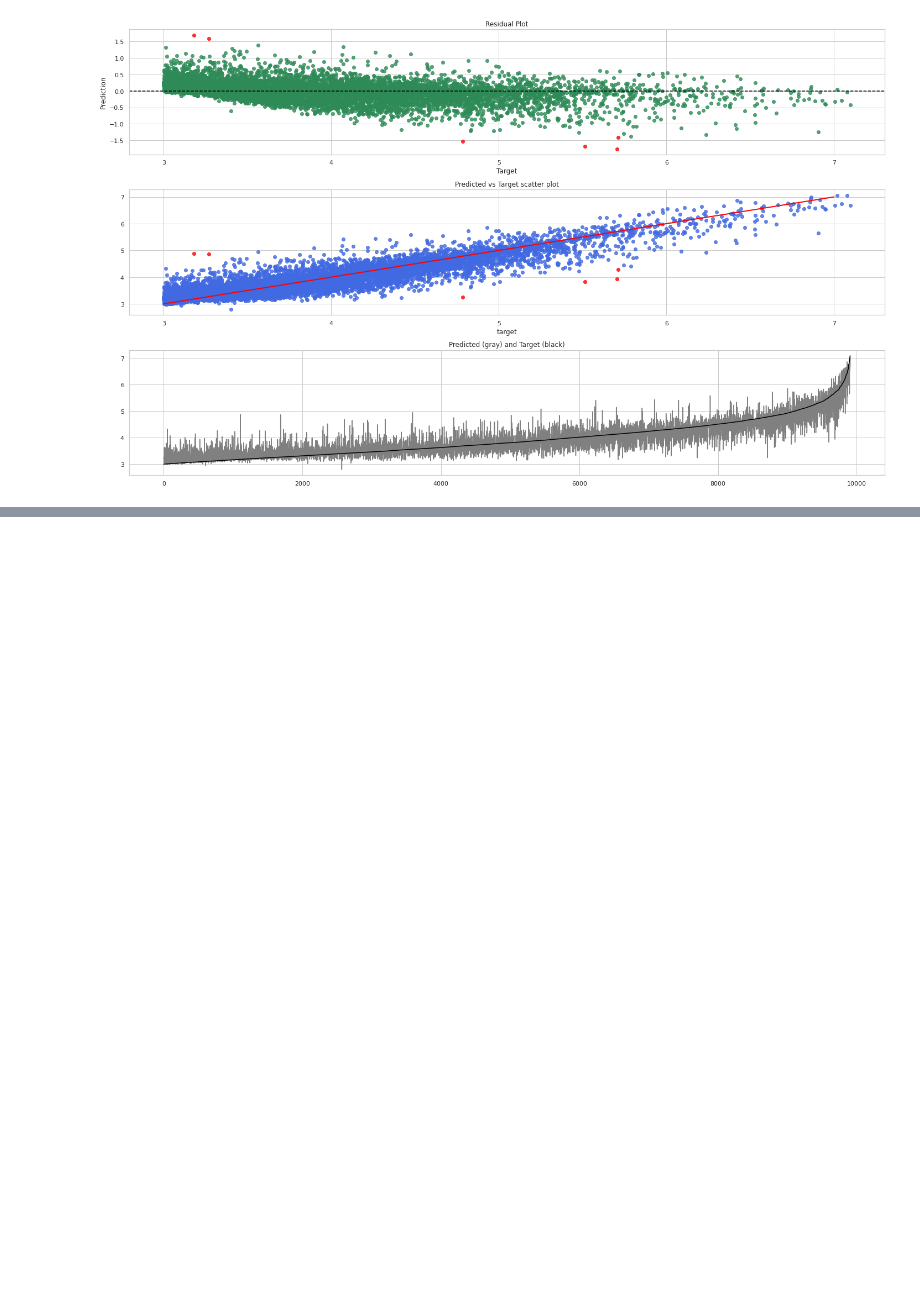
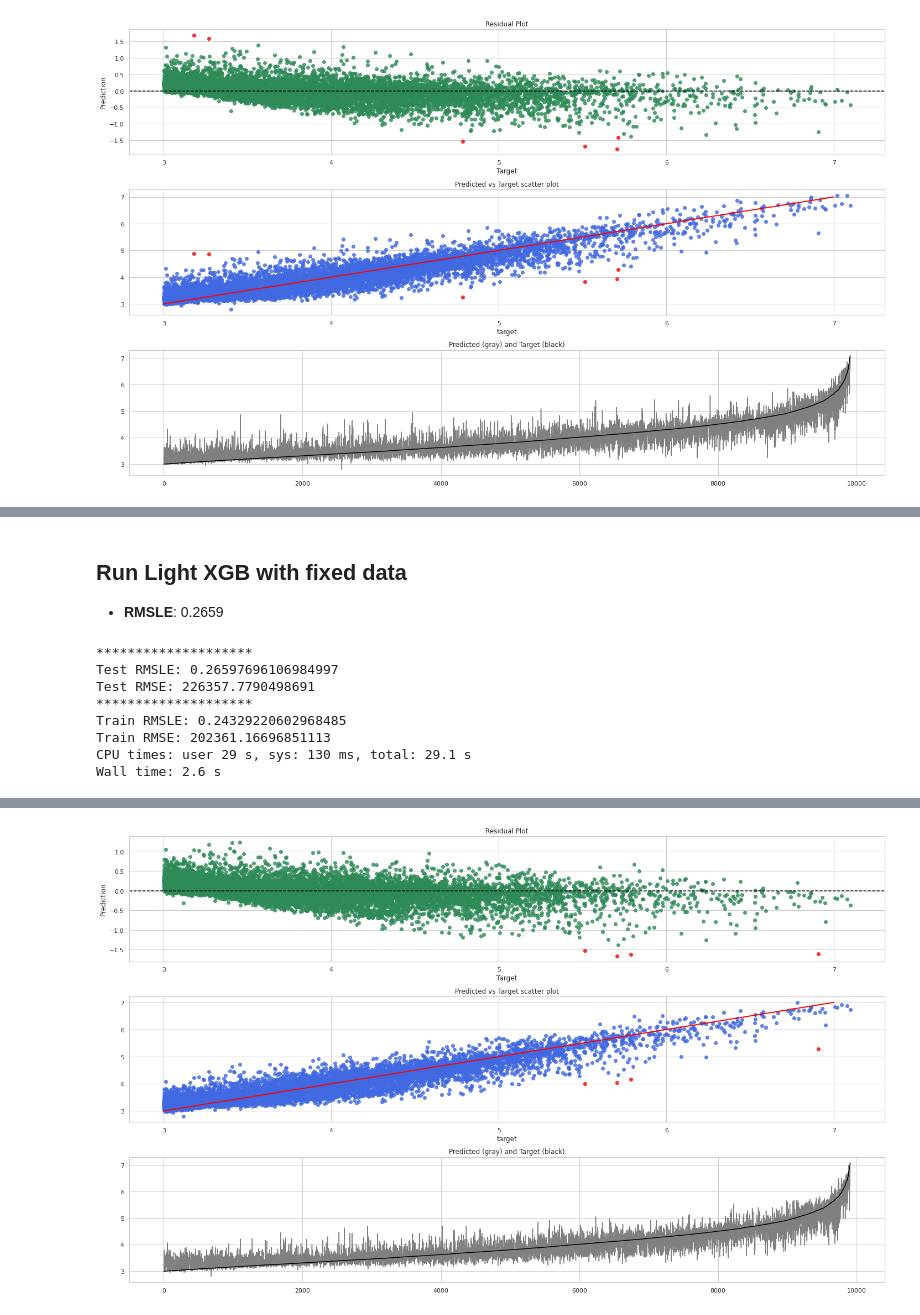
Before and after one commit to FernandoCondino/dbpedia_predictions, a Jupyter notebook: evaluation.ipynb, the cells around one changed output, grey strips where cells are left out. Drawn from its saved outputs; the diff is of its cells as text; code cells hidden in the pictures; blank space fills up the shorter version.

Commit message:
adds LXGB model, updates readme

```diff
--- a/evaluation.ipynb
+++ b/evaluation.ipynb
@@ -274,3 +274,25 @@ There are 0 suspicious subjects! Check if found values are real and fix the reco
 | 7 | Lomas_de_Zamora_Partido | False | 613192.000 | 613192.000 | 0.000 |  | https://en.wikipedia.org/wiki/Lom... | <http://dbpedia.org/resource/Loma... |
 | 8 | Hobyo | False | 11800.000 | 11800.000 | 0.000 |  | https://en.wikipedia.org/wiki/Hobyo | <http://dbpedia.org/resource/Hobyo> |
 | 9 | Pimpri | False | 1729320.000 | 1729320.000 | 0.000 |  | https://en.wikipedia.org/wiki/Pimpri | <http://dbpedia.org/resource/Pimpri> |
+# %% [markdown]
+## Run Light XGB with fixed data
+  * **RMSLE**: 0.2659
+# %%
+%%time
+train_df = DataFrameRepository(version='last').get()
+X_train = train_df.drop(columns=['subject', 'target'])
+y_train = np.log10(train_df.target)
+
+y_test = np.log10(fixed_dbpedia_df.target).sort_values()
+X_test = fixed_dbpedia_df.drop(columns=['subject', 'target']).reindex(y_test.index)
+
+pipeline = get_lxgb_pipeline()
+model = TransformedTargetRegressor(regressor=pipeline, transformer=MinMaxScaler())
+
+model.fit(X_train, y_train)
+evaluator = ModelEvaluator(model, X_test, y_test, X_train, y_train)
+
+test_pred, train_pred = evaluator.evaluate_model(eval_r2_score=False)
+error_analysis_df = evaluator.get_error_analysis(fixed_dbpedia_df)
+evaluator.plot_results(outlier_limit=1.4)
+error_analysis_df.head(10)
@@ -276,0 +301,11 @@ There are 0 suspicious subjects! Check if found values are real and fix the reco
+# %%
+compare_population_with_web(error_analysis_df, limit=10).head(10)
+# %% [output]
+********************
+Test RMSLE: 0.26597696106984997
+Test RMSE: 226357.7790498691
+********************
+Train RMSLE: 0.24329220602968485
+Train RMSE: 202361.16696851113
+CPU times: user 29 s, sys: 130 ms, total: 29.1 s
+Wall time: 2.6 s
@@ -276,0 +323 @@ There are 0 suspicious subjects! Check if found values are real and fix the reco
+[figure, added]
```
Also changed, not shown: parts of 11 cells of this notebook, 5 other files.
